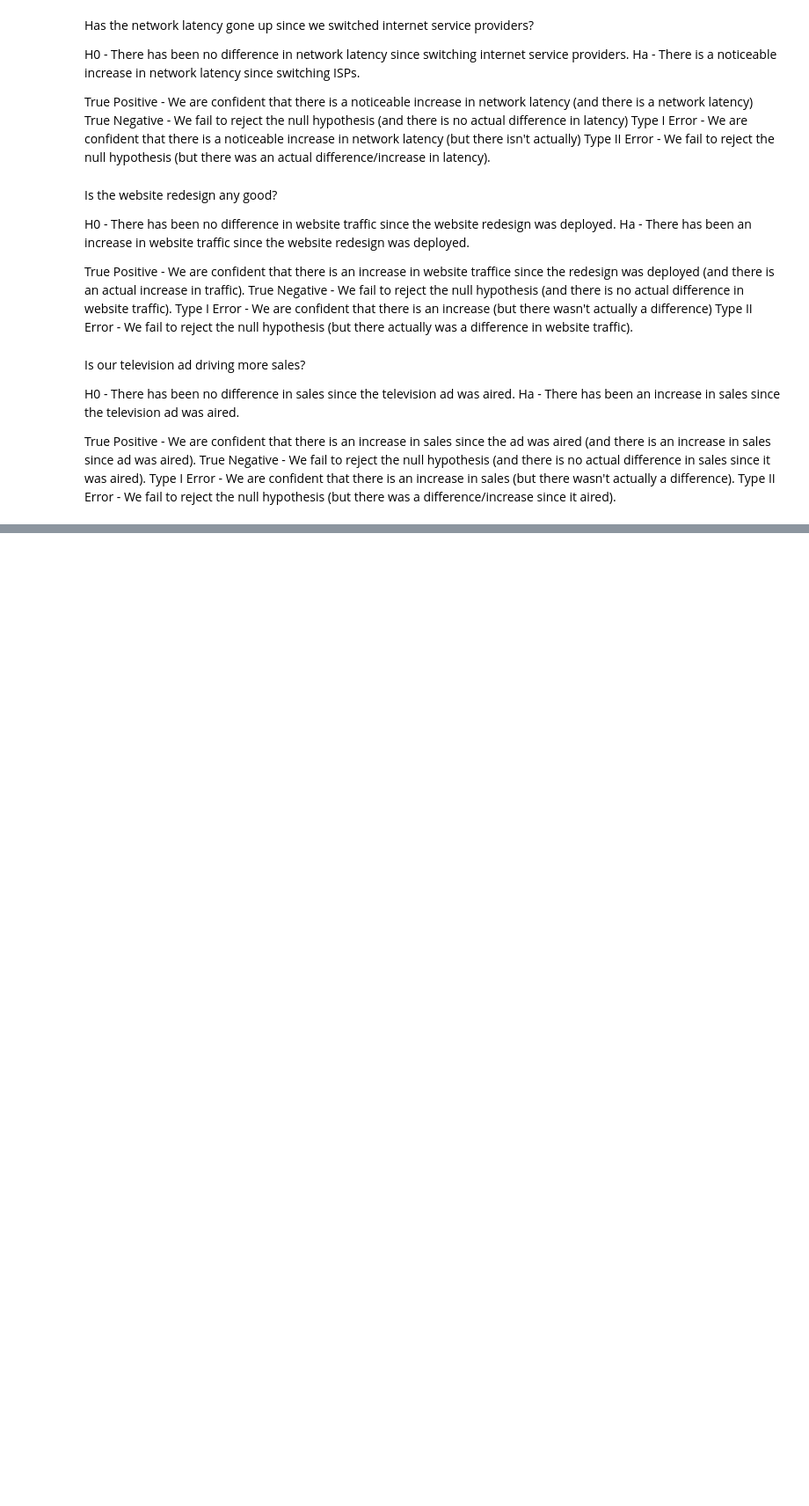
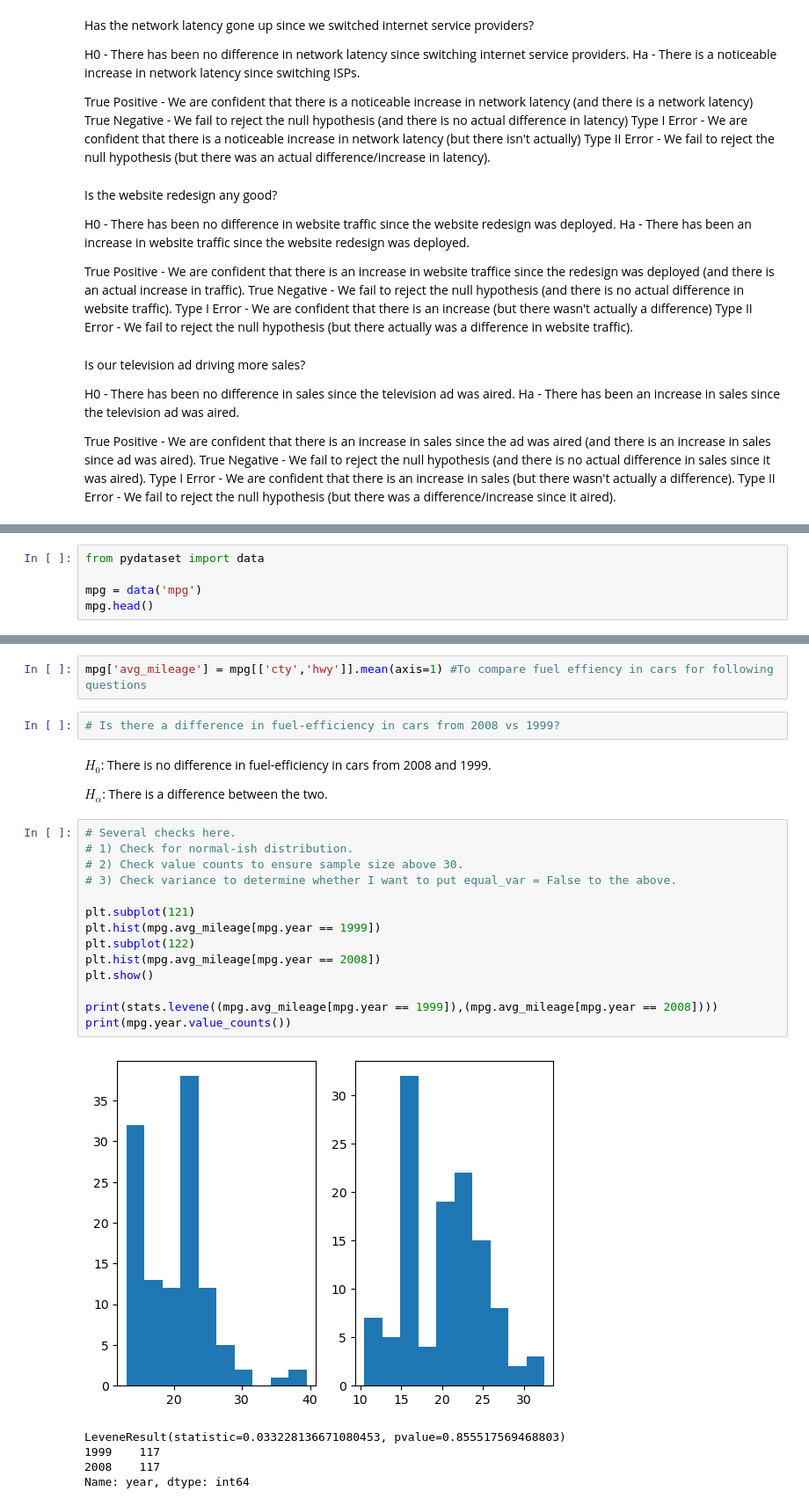
Before and after one commit to wilson-velasco/statistics-exercises, a Jupyter notebook: hypothesis_testing.ipynb, the cells around one changed output, grey strips where cells are left out. Shown at 88% size. Saved outputs shown, nothing was run; the diff lists cells and outputs as text; blank space fills up the shorter version.

```diff
--- a/hypothesis_testing.ipynb
+++ b/hypothesis_testing.ipynb
@@ -32,0 +100,5 @@ Type II Error - We fail to reject the null hypothesis (but there was a differenc
+# %%
+from pydataset import data
+
+mpg = data('mpg')
+mpg.head()
@@ -32,0 +112,28 @@ Type II Error - We fail to reject the null hypothesis (but there was a differenc
+# %%
+mpg['avg_mileage'] = mpg[['cty','hwy']].mean(axis=1) #To compare fuel effiency in cars for following questions
+# %%
+# Is there a difference in fuel-efficiency in cars from 2008 vs 1999?
+# %% [markdown]
+$H_0$: There is no difference in fuel-efficiency in cars from 2008 and 1999.
+
+$H_\alpha$: There is a difference between the two.
+# %%
+# Several checks here.
+# 1) Check for normal-ish distribution.
+# 2) Check value counts to ensure sample size above 30.
+# 3) Check variance to determine whether I want to put equal_var = False to the above.
+
+plt.subplot(121)
+plt.hist(mpg.avg_mileage[mpg.year == 1999])
+plt.subplot(122)
+plt.hist(mpg.avg_mileage[mpg.year == 2008])
+plt.show()
+
+print(stats.levene((mpg.avg_mileage[mpg.year == 1999]),(mpg.avg_mileage[mpg.year == 2008])))
+print(mpg.year.value_counts())
+# %% [output]
+[figure, added]
+LeveneResult(statistic=0.033228136671080453, pvalue=0.855517569468803)
+1999    117
+2008    117
+Name: year, dtype: int64
```
Also changed, not shown: parts of 26 cells of this notebook.
